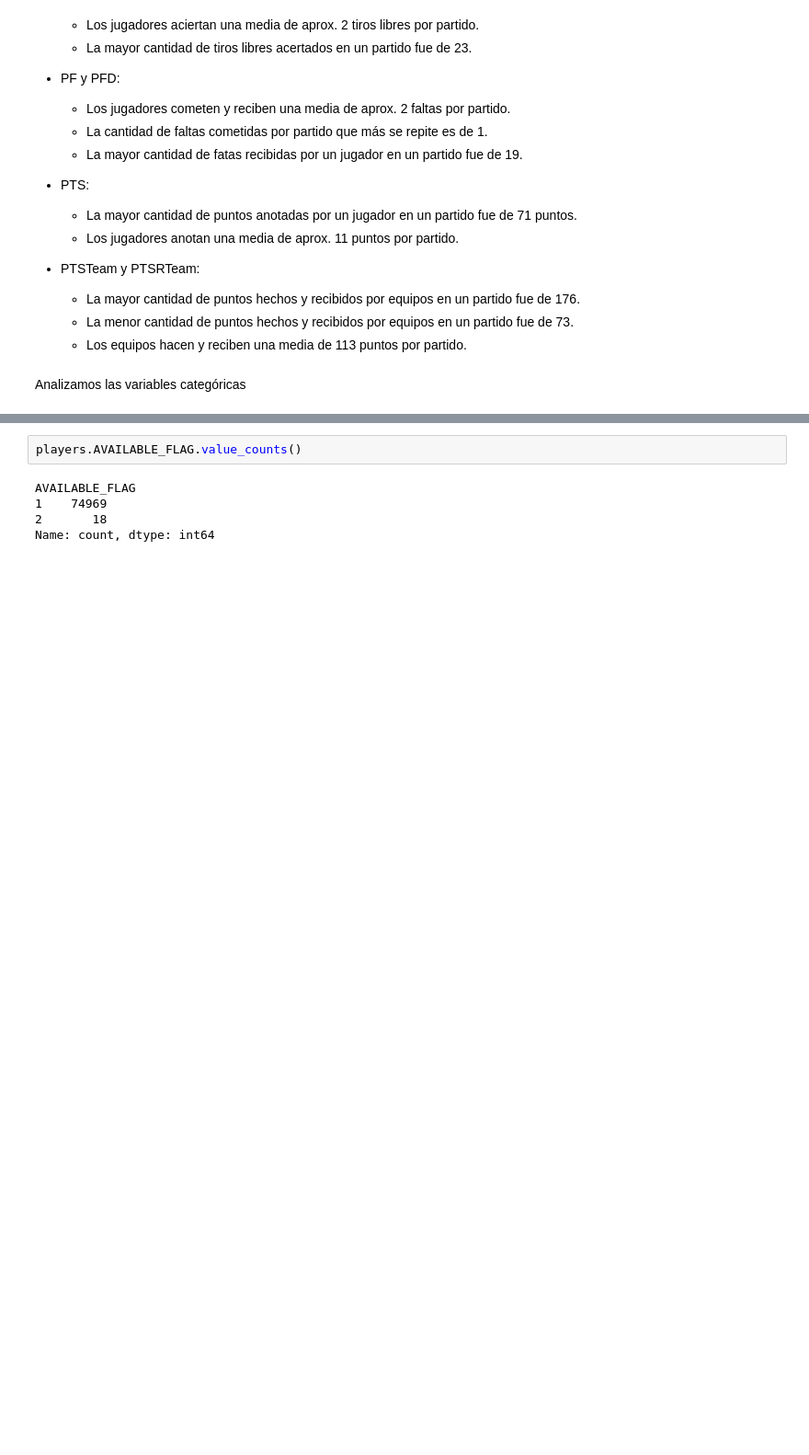
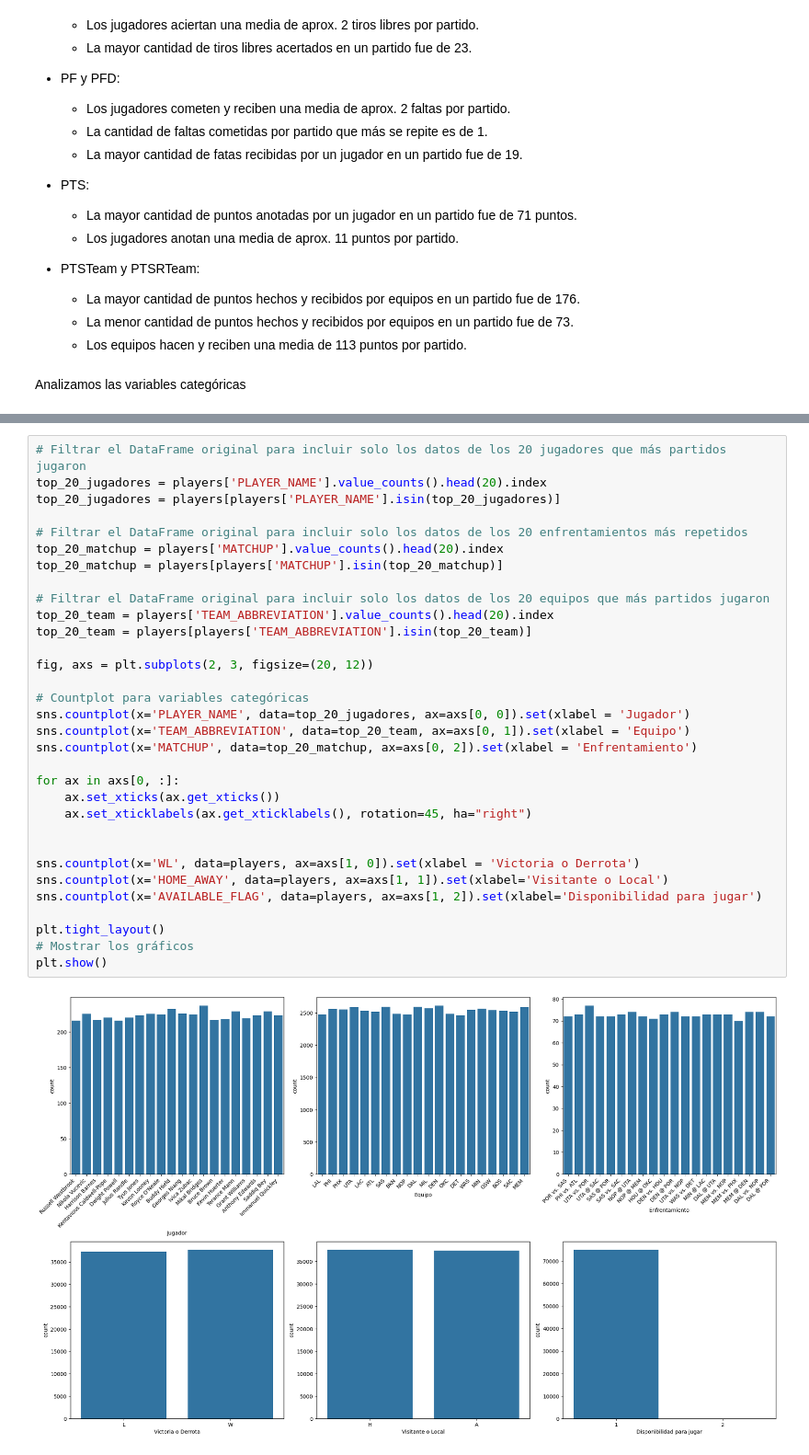
Before and after one commit to sebacent/ProyectoDS, a Jupyter notebook: src/final.ipynb, the cells around one changed output, grey strips where cells are left out. Shown at 92% size. Cells and saved outputs as stored; diff of their text form; blank space fills up the shorter version.

Commit message:
Analisis descriptivo variables categóricas

```diff
--- a/src/final.ipynb
+++ b/src/final.ipynb
@@ -450,7 +456,34 @@ Index(['SEASON_YEAR', 'PLAYER_NAME', 'NICKNAME', 'TEAM_ABBREVIATION',
-# %%
-players.AVAILABLE_FLAG.value_counts()
-# %% [output]
-AVAILABLE_FLAG
-1    74969
-2       18
-Name: count, dtype: int64
+# %%
+# Filtrar el DataFrame original para incluir solo los datos de los 20 jugadores que más partidos jugaron
+top_20_jugadores = players['PLAYER_NAME'].value_counts().head(20).index
+top_20_jugadores = players[players['PLAYER_NAME'].isin(top_20_jugadores)]
+
+# Filtrar el DataFrame original para incluir solo los datos de los 20 enfrentamientos más repetidos
+top_20_matchup = players['MATCHUP'].value_counts().head(20).index
+top_20_matchup = players[players['MATCHUP'].isin(top_20_matchup)]
+
+# Filtrar el DataFrame original para incluir solo los datos de los 20 equipos que más partidos jugaron
+top_20_team = players['TEAM_ABBREVIATION'].value_counts().head(20).index
+top_20_team = players[players['TEAM_ABBREVIATION'].isin(top_20_team)]
+
+fig, axs = plt.subplots(2, 3, figsize=(20, 12))
+
+# Countplot para variables categóricas
+sns.countplot(x='PLAYER_NAME', data=top_20_jugadores, ax=axs[0, 0]).set(xlabel = 'Jugador')
+sns.countplot(x='TEAM_ABBREVIATION', data=top_20_team, ax=axs[0, 1]).set(xlabel = 'Equipo')
+sns.countplot(x='MATCHUP', data=top_20_matchup, ax=axs[0, 2]).set(xlabel = 'Enfrentamiento')
+
+for ax in axs[0, :]:
+    ax.set_xticks(ax.get_xticks())
+    ax.set_xticklabels(ax.get_xticklabels(), rotation=45, ha="right")
+
+
+sns.countplot(x='WL', data=players, ax=axs[1, 0]).set(xlabel = 'Victoria o Derrota')
+sns.countplot(x='HOME_AWAY', data=players, ax=axs[1, 1]).set(xlabel='Visitante o Local')
+sns.countplot(x='AVAILABLE_FLAG', data=players, ax=axs[1, 2]).set(xlabel='Disponibilidad para jugar')
+
+plt.tight_layout()
+# Mostrar los gráficos
+plt.show()
+# %% [output]
+[figure, added]
```
Also changed, not shown: parts of 4 cells of this notebook.
